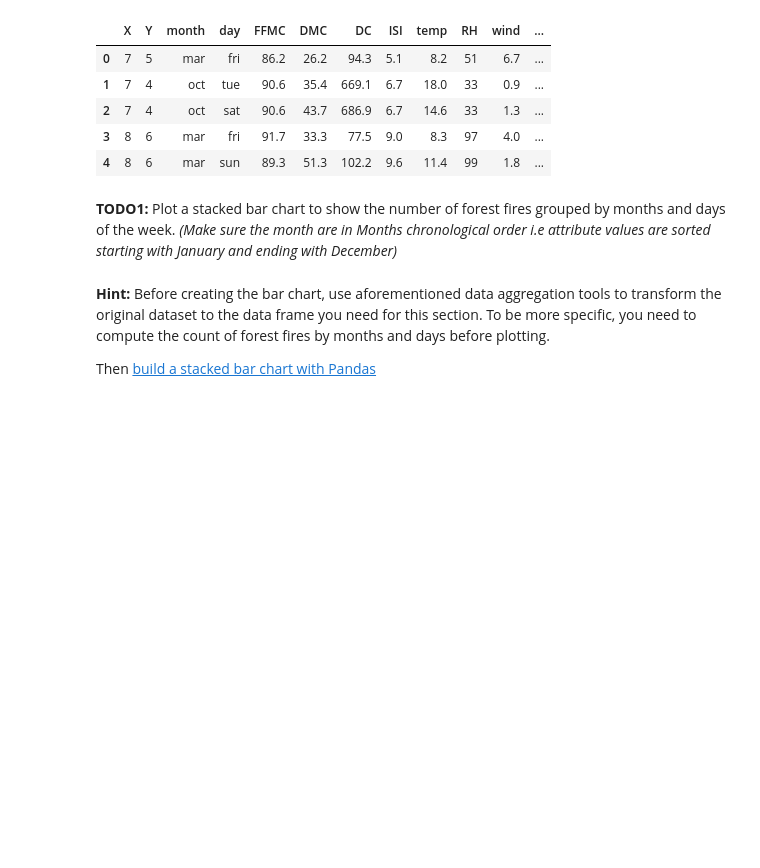
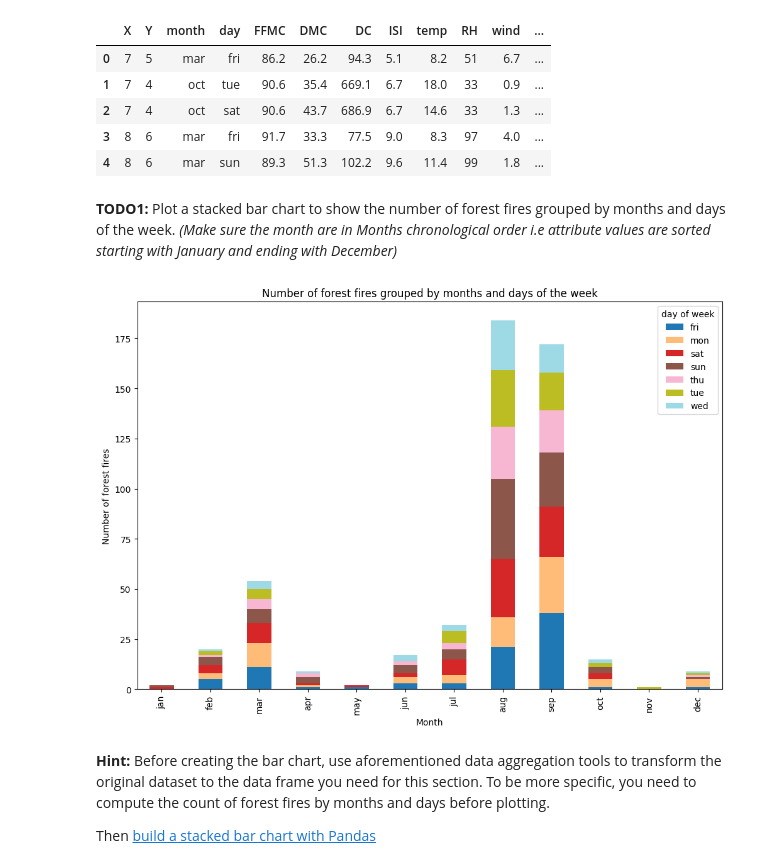
Before and after one commit to dennismathewjose/Data-Mining-IE7275, a Jupyter notebook: Homework_1.ipynb, the cells around one changed output. Drawn from its saved outputs; the diff is of its cells as text; code cells hidden in the pictures; blank space fills up the shorter version.

```diff
--- a/Homework_1.ipynb
+++ b/Homework_1.ipynb
@@ -297,6 +297,30 @@ Saving forestfires.csv to forestfires (1).csv
 | 4 | 8 | 6 | mar | sun | 89.3 | 51.3 | 102.2 | 9.6 | 11.4 | 99 | 1.8 | ... |
 # %% [markdown]
 **TODO1:** Plot a stacked bar chart to show the number of forest fires grouped by months and days of the week. *(Make sure the month are in Months chronological order i.e attribute values are sorted starting with January and ending with December)*
+# %%
+def create_stacked_chart(data):
+
+  #Step 1: Plot the data to a stacked bar chart
+  data.plot(kind = "bar", stacked =  True, figsize = (12,8), cmap = "tab20")
+
+  #Step 2: Modification of the graph
+  plt.xlabel("Month")
+  plt.ylabel("Number of forest fires")
+  plt.title("Number of forest fires grouped by months and days of the week")
+  plt.legend(title = "day of week")
+
+#Setting the months in chronological order
+month_order = ["jan", "feb", "mar", "apr", "may", "jun",
+               "jul", "aug", "sep", "oct", "nov", "dec"]
+
+df['month'] = pd.Categorical(df['month'], categories = month_order, ordered = True )
+
+#grouping the data by month and day of the week
+grouped_data = df.groupby(["month", "day"]).size().unstack(fill_value = 0)
+
+create_stacked_chart(grouped_data)
+# %% [output]
+[figure, added]
 # %% [markdown]
 **Hint:** Before creating the bar chart, use aforementioned data aggregation tools to transform the original dataset to the data frame you need for this section. To be more specific, you need to compute the count of forest fires by months and days before plotting.
 
```
Also changed, not shown: parts of 2 cells of this notebook.
